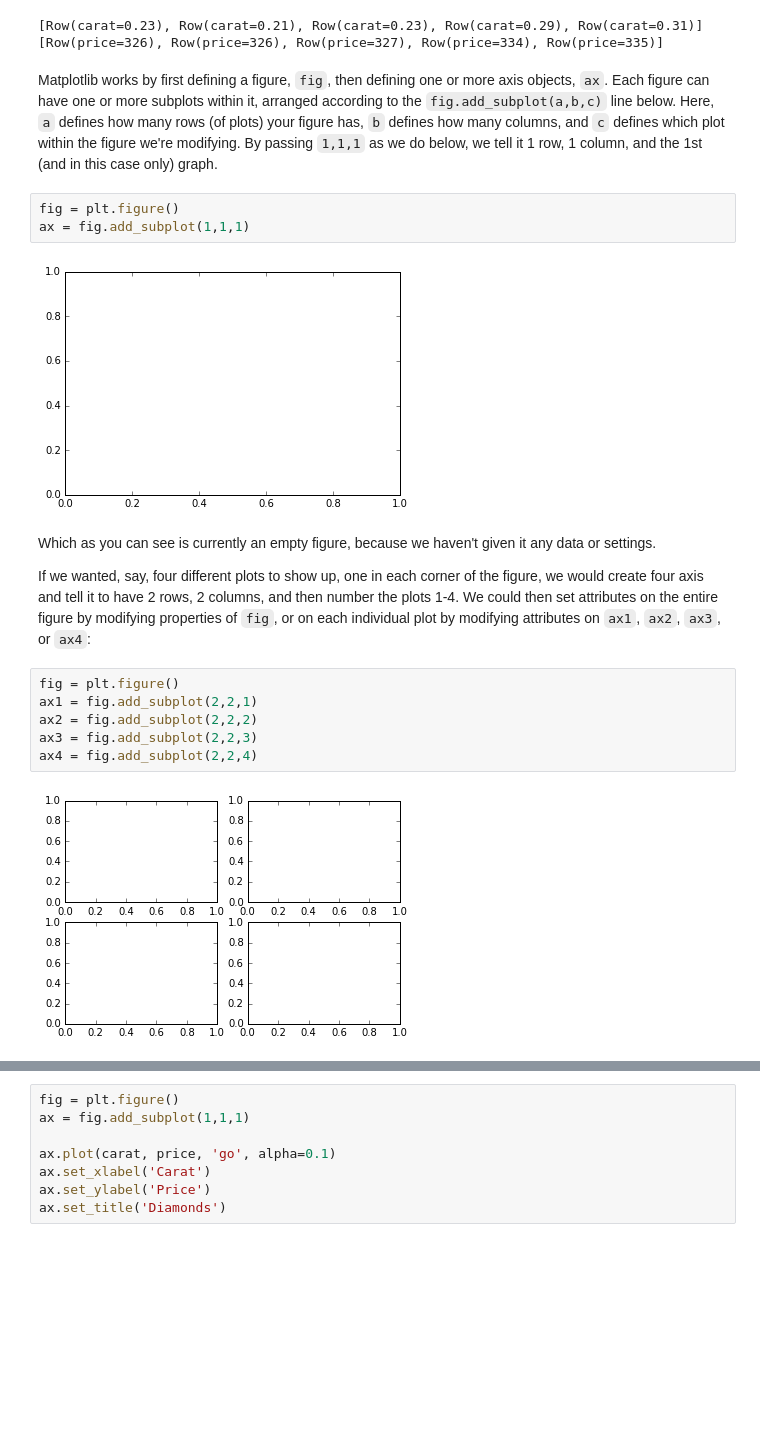
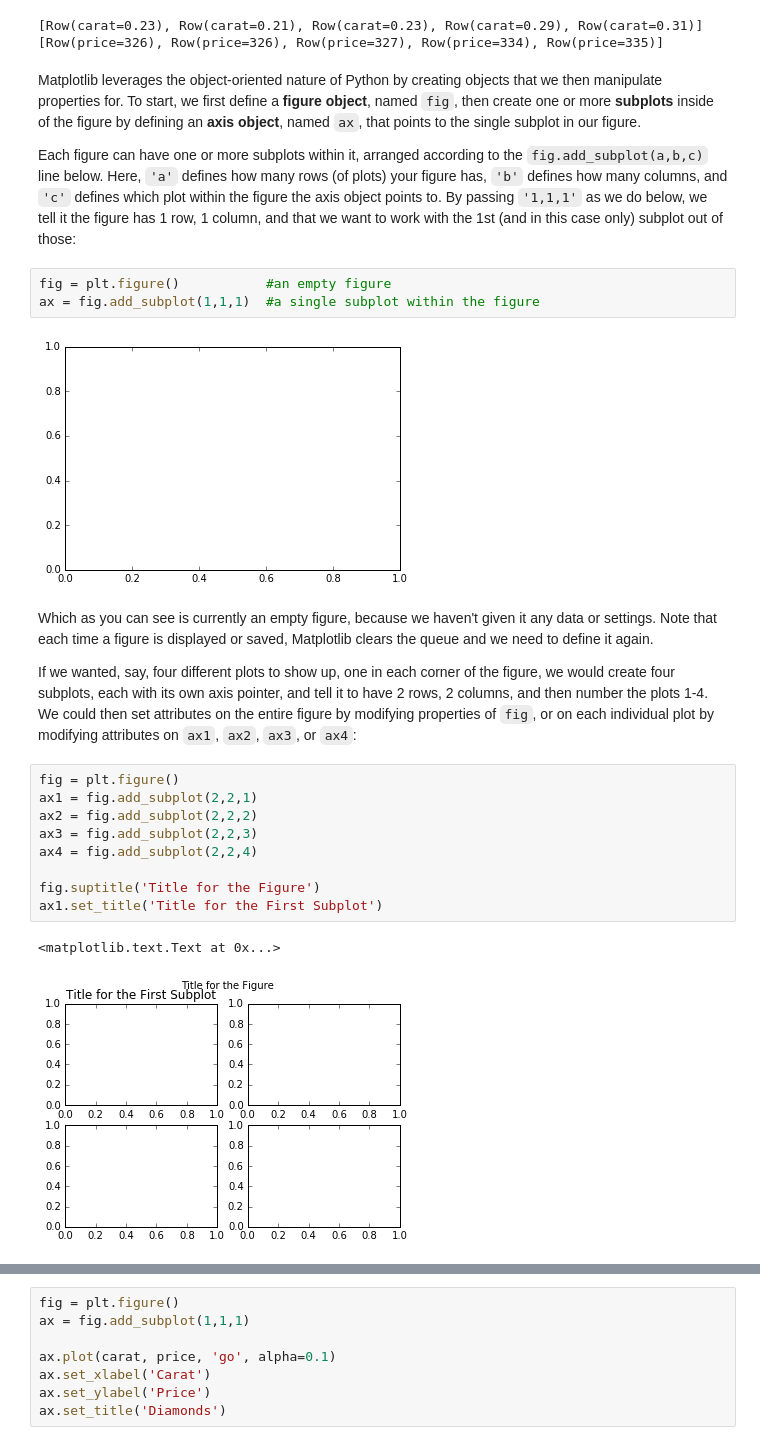
Before and after one commit to UrbanInstitute/pyspark-tutorials, a Jupyter notebook: graphing 1.ipynb, the cells around one changed output, grey strips where cells are left out. Saved outputs shown, nothing was run; the diff lists cells and outputs as text; blank space fills up the shorter version.

Commit message:
Completed first graphing module.

```diff
--- a/graphing.ipynb
+++ b/graphing 1.ipynb
@@ -64,23 +78,28 @@ print(price[:5])
 [Row(carat=0.23), Row(carat=0.21), Row(carat=0.23), Row(carat=0.29), Row(carat=0.31)]
 [Row(price=326), Row(price=326), Row(price=327), Row(price=334), Row(price=335)]
 # %% [markdown]
-Matplotlib works by first defining a figure, `fig`, then defining one or more axis objects, `ax`.  Each figure can have one or more subplots within it, arranged according to the `fig.add_subplot(a,b,c)` line below.  Here, `a` defines how many rows (of plots) your figure has, `b` defines how many columns, and `c` defines which plot within the figure we're modifying.  By passing `1,1,1` as we do below, we tell it 1 row, 1 column, and the 1st (and in this case only) graph.
+Matplotlib leverages the object-oriented nature of Python by creating objects that we then manipulate properties for.  To start, we first define a **figure object**, named `fig`, then create one or more **subplots** inside of the figure by defining an **axis object**, named `ax`, that points to the single subplot in our figure.
+
+Each figure can have one or more subplots within it, arranged according to the `fig.add_subplot(a,b,c)` line below.  Here, `'a'` defines how many rows (of plots) your figure has, `'b'` defines how many columns, and `'c'` defines which plot within the figure the axis object points to.  By passing `'1,1,1'` as we do below, we tell it the figure has 1 row, 1 column, and that we want to work with the 1st (and in this case only) subplot out of those:
 # %%
-fig = plt.figure()
-ax = fig.add_subplot(1,1,1)
+fig = plt.figure()           #an empty figure
+ax = fig.add_subplot(1,1,1)  #a single subplot within the figure
 # %% [output]
 [figure]
 # %% [markdown]
-Which as you can see is currently an empty figure, because we haven't given it any data or settings.
+Which as you can see is currently an empty figure, because we haven't given it any data or settings.  Note that each time a figure is displayed or saved, Matplotlib clears the queue and we need to define it again.
 
-If we wanted, say, four different plots to show up, one in each corner of the figure, we would create four axis and tell
-it to have 2 rows, 2 columns, and then number the plots 1-4.  We could then set attributes on the entire figure by modifying properties of `fig`, or on each individual plot by modifying attributes on `ax1`, `ax2`, `ax3`, or `ax4`:
+If we wanted, say, four different plots to show up, one in each corner of the figure, we would create four subplots, each with its own axis pointer, and tell it to have 2 rows, 2 columns, and then number the plots 1-4.  We could then set attributes on the entire figure by modifying properties of `fig`, or on each individual plot by modifying attributes on `ax1`, `ax2`, `ax3`, or `ax4`:
 # %%
 fig = plt.figure()
 ax1 = fig.add_subplot(2,2,1)
 ax2 = fig.add_subplot(2,2,2)
 ax3 = fig.add_subplot(2,2,3)
 ax4 = fig.add_subplot(2,2,4)
+
+fig.suptitle('Title for the Figure')
+ax1.set_title('Title for the First Subplot')
 # %% [output]
+<matplotlib.text.Text at 0x...>
-[figure, old version]
+[figure, new version]
 # %% [markdown]
```
Also changed, not shown: parts of 17 cells of this notebook.
